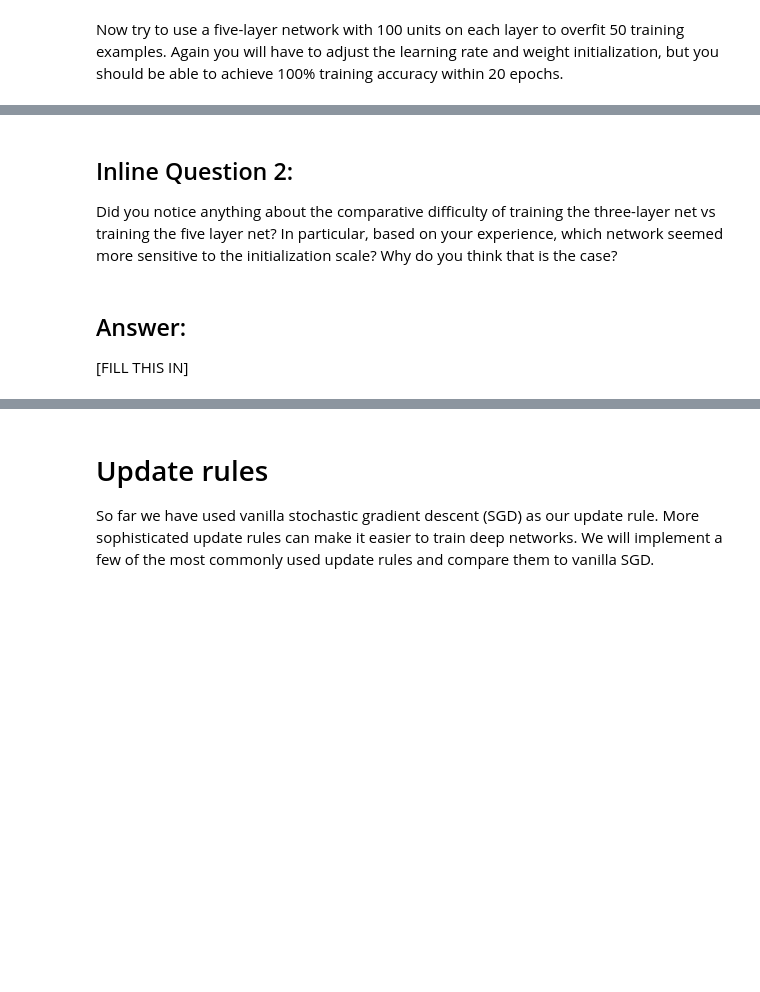
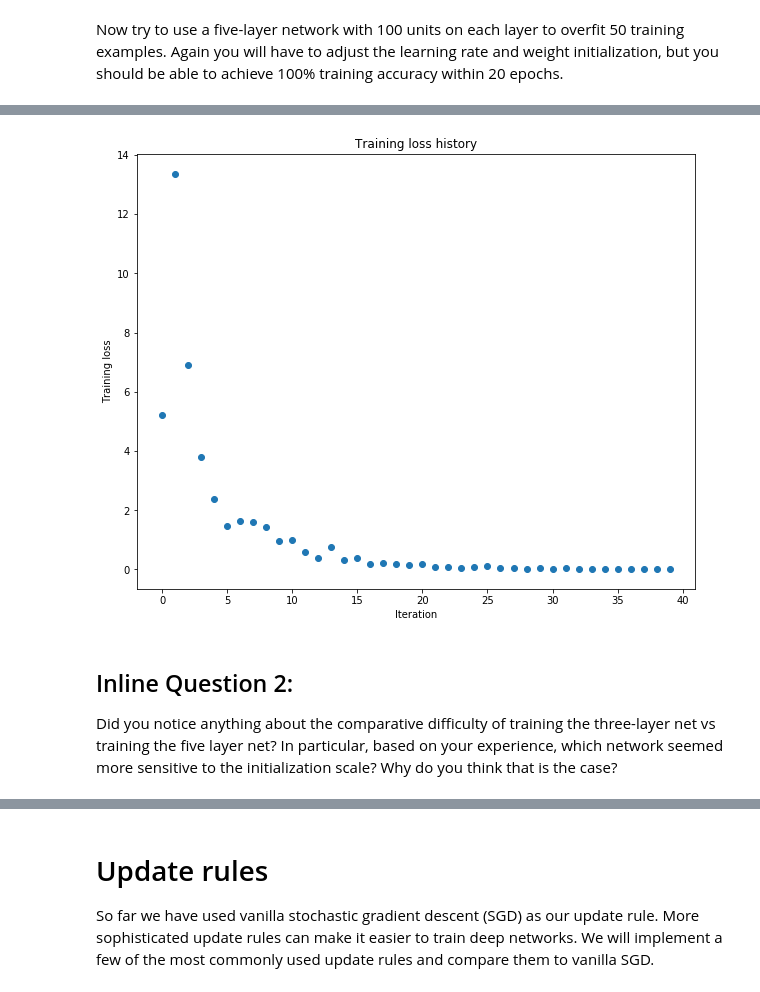
Before and after one commit to Shil-D/cs231n, a Jupyter notebook: spring1718_assignment2_v2/FullyConnectedNets.ipynb, the cells around one changed output, grey strips where cells are left out. Drawn from its saved outputs; the diff is of its cells as text; code cells hidden in the pictures; blank space fills up the shorter version.

```diff
--- a/spring1718_assignment2_v2/FullyConnectedNets.ipynb
+++ b/spring1718_assignment2_v2/FullyConnectedNets.ipynb
@@ -431,8 +495,8 @@ small_data = {
   'y_val': data['y_val'],
 }
 
-learning_rate = 2e-3
-weight_scale = 1e-5
+learning_rate = 2e-2
+weight_scale = 5e-2
 model = FullyConnectedNet([100, 100, 100, 100],
                 weight_scale=weight_scale, dtype=np.float64)
 solver = Solver(model, small_data,
@@ -449,3 +513,4 @@ plt.title('Training loss history')
 plt.xlabel('Iteration')
 plt.ylabel('Training loss')
 plt.show()
+# %% [output]
@@ -452,6 +534,4 @@ plt.show()
+[figure, added]
 # %% [markdown]
 ## Inline Question 2:
 Did you notice anything about the comparative difficulty of training the three-layer net vs training the five layer net? In particular, based on your experience, which network seemed more sensitive to the initialization scale? Why do you think that is the case?
-# %% [markdown]
-## Answer:
-[FILL THIS IN]
```
Also changed, not shown: parts of 14 cells of this notebook, 2 other files.
